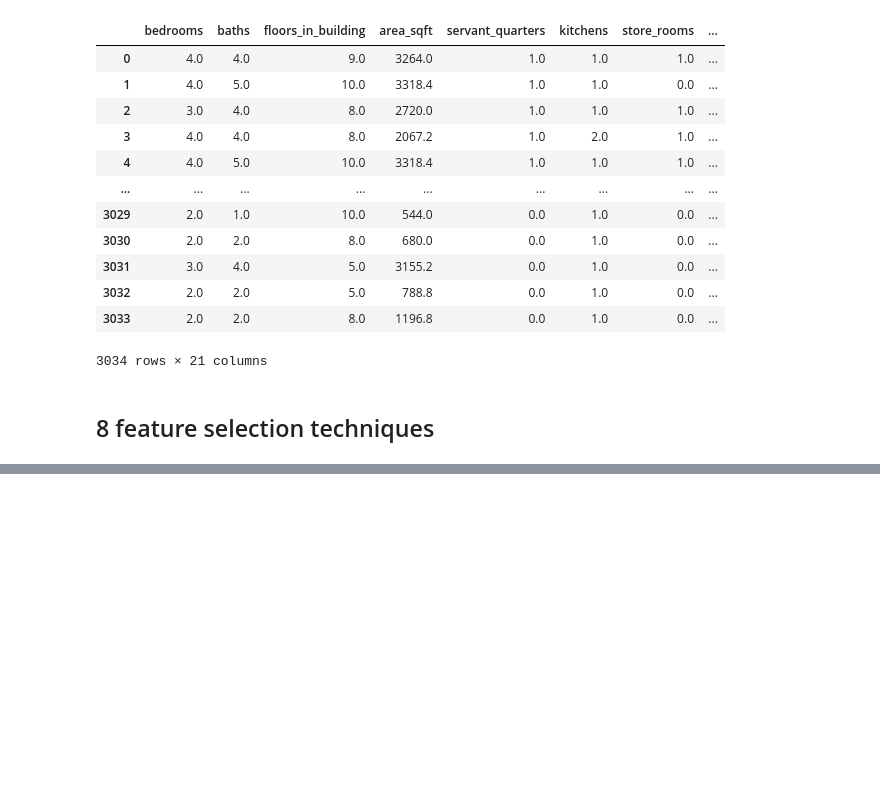
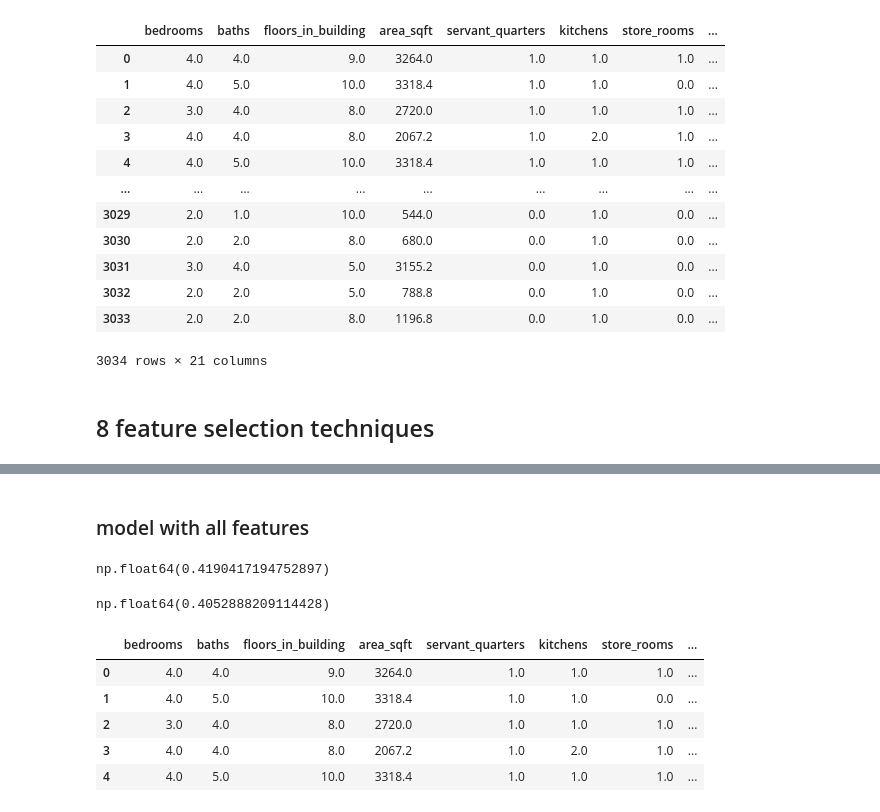
Before and after one commit to zeeshanAhmed2798/real-estate-ml-project, a Jupyter notebook: Data Cleaning/feature_selection.ipynb, the cells around one changed output, grey strips where cells are left out. Saved outputs shown, nothing was run; the diff lists cells and outputs as text; code cells hidden in the pictures; blank space fills up the shorter version.

```diff
--- a/Data Cleaning/feature_selection.ipynb
+++ b/Data Cleaning/feature_selection.ipynb
@@ -160,0 +597,55 @@ X_label
+# %% [markdown]
+### model with all features
+# %%
+# with all the cols
+from sklearn.model_selection import cross_val_score
+from sklearn.ensemble import RandomForestRegressor
+
+rf = RandomForestRegressor(n_estimators=100, random_state=42)
+
+scores = cross_val_score(rf, X_label, y_label, cv=5, scoring='r2')
+
+scores.mean()
+# %% [output]
+np.float64(0.4190417194752897)
+# %%
+# define features to drop
+drop_cols = [
+ 'lounge_or_sitting_room','other_rooms','dining_room','steam_room',
+ 'gym','powder_room','prayer_room','laundry_room','study_room'
+]
+
+# create new dataset
+X_reduced = X_label.drop(columns=drop_cols)
+
+# model
+from sklearn.ensemble import RandomForestRegressor
+from sklearn.model_selection import cross_val_score
+
+rf = RandomForestRegressor(n_estimators=100, random_state=42)
+
+scores_reduced = cross_val_score(rf, X_reduced, y_label, cv=5, scoring='r2')
+
+scores_reduced.mean()
+# %% [output]
+np.float64(0.4052888209114428)
+# %%
+# define features to drop
+drop_cols = [
+ 'lounge_or_sitting_room','other_rooms','dining_room','steam_room',
+ 'gym','powder_room','prayer_room','laundry_room','study_room'
+]
+
+export_df = X_label.drop(columns=drop_cols)
+export_df['price'] = y_label
+
+export_df.to_csv('gurgaon_properties_post_feature_selection.csv', index=False)
+# %%
+export_df.head()
+# %% [output]
+|  | bedrooms | baths | floors_in_building | area_sqft | servant_quarters | kitchens | store_rooms | ... |
+| 0 | 4.0 | 4.0 | 9.0 | 3264.0 | 1.0 | 1.0 | 1.0 | ... |
+| 1 | 4.0 | 5.0 | 10.0 | 3318.4 | 1.0 | 1.0 | 0.0 | ... |
+| 2 | 3.0 | 4.0 | 8.0 | 2720.0 | 1.0 | 1.0 | 1.0 | ... |
+| 3 | 4.0 | 4.0 | 8.0 | 2067.2 | 1.0 | 2.0 | 1.0 | ... |
+| 4 | 4.0 | 5.0 | 10.0 | 3318.4 | 1.0 | 1.0 | 1.0 | ... |
```
Also changed, not shown: parts of 24 cells of this notebook, 1 other file.
